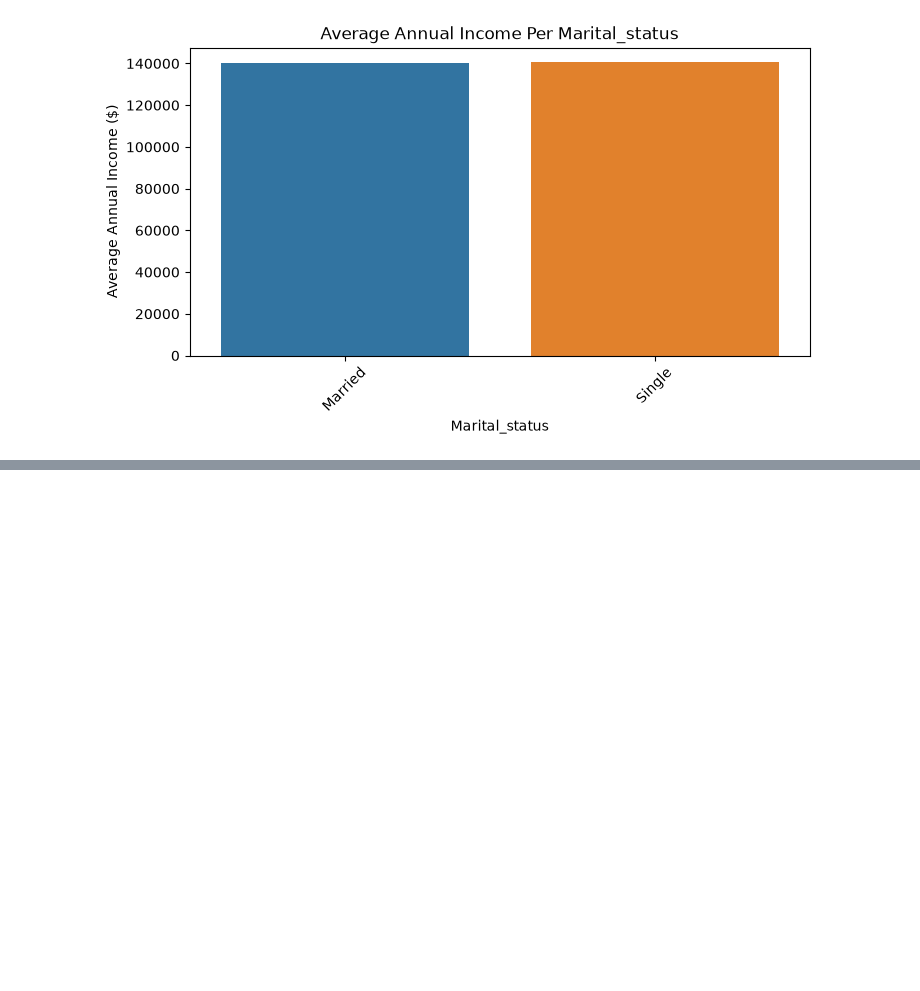
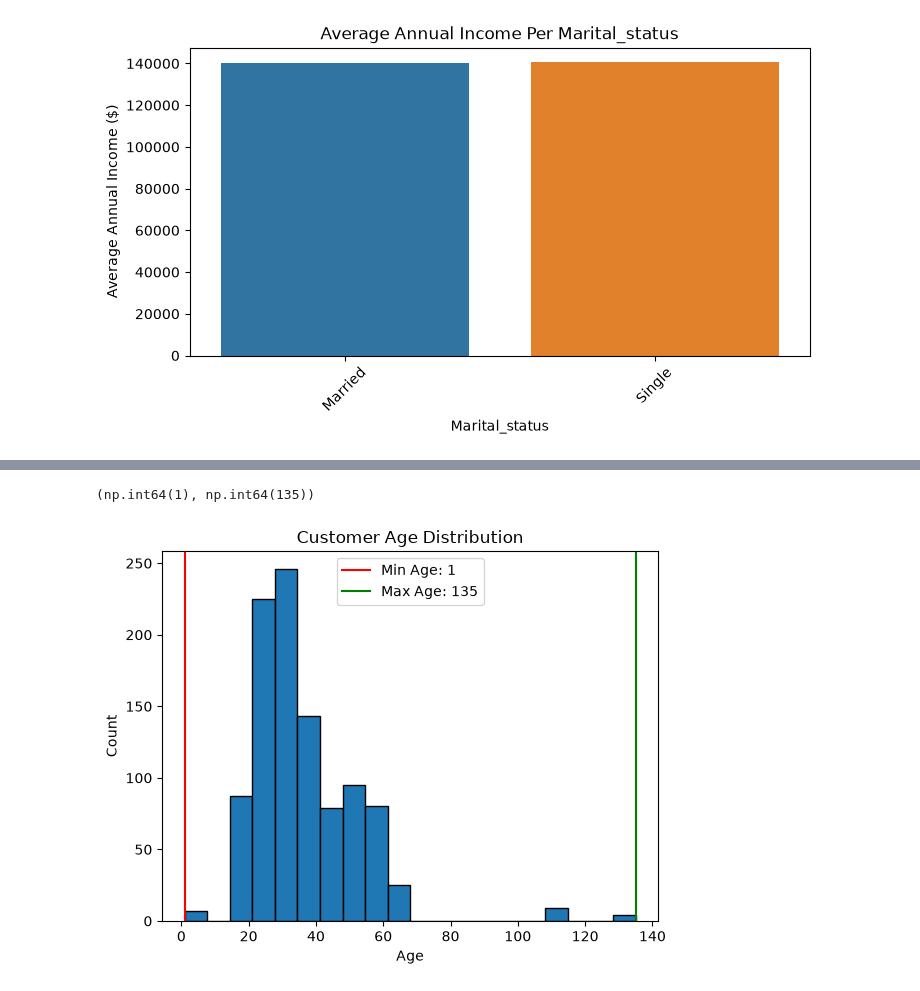
Before and after one commit to Sanjeev20240/Credit-card-analysis, a Jupyter notebook: phase_01_.ipynb, the cells around one changed output, grey strips where cells are left out. Saved outputs shown, nothing was run; the diff lists cells and outputs as text; code cells hidden in the pictures; blank space fills up the shorter version.

```diff
--- a/phase_01_.ipynb
+++ b/phase_01_.ipynb
@@ -198,0 +277,20 @@ for col in categorical_columns:
+# %%
+min_age = df_cust.age.min()
+max_age = df_cust.age.max()
+
+min_age ,  max_age
+# %% [output]
+(np.int64(1), np.int64(135))
+# %%
+plt.hist(df_cust.age, bins=20, edgecolor='black')
+plt.xlabel("Age")
+plt.ylabel("Count")
+plt.title("Customer Age Distribution")
+
+plt.axvline(min_age, color="red", label=f"Min Age: {min_age}")
+plt.axvline(max_age, color="green", label=f"Max Age: {max_age}")
+
+plt.legend()
+plt.show()
+# %% [output]
+[figure, added]
```
Also changed, not shown: parts of 28 cells of this notebook, 2 other files.
